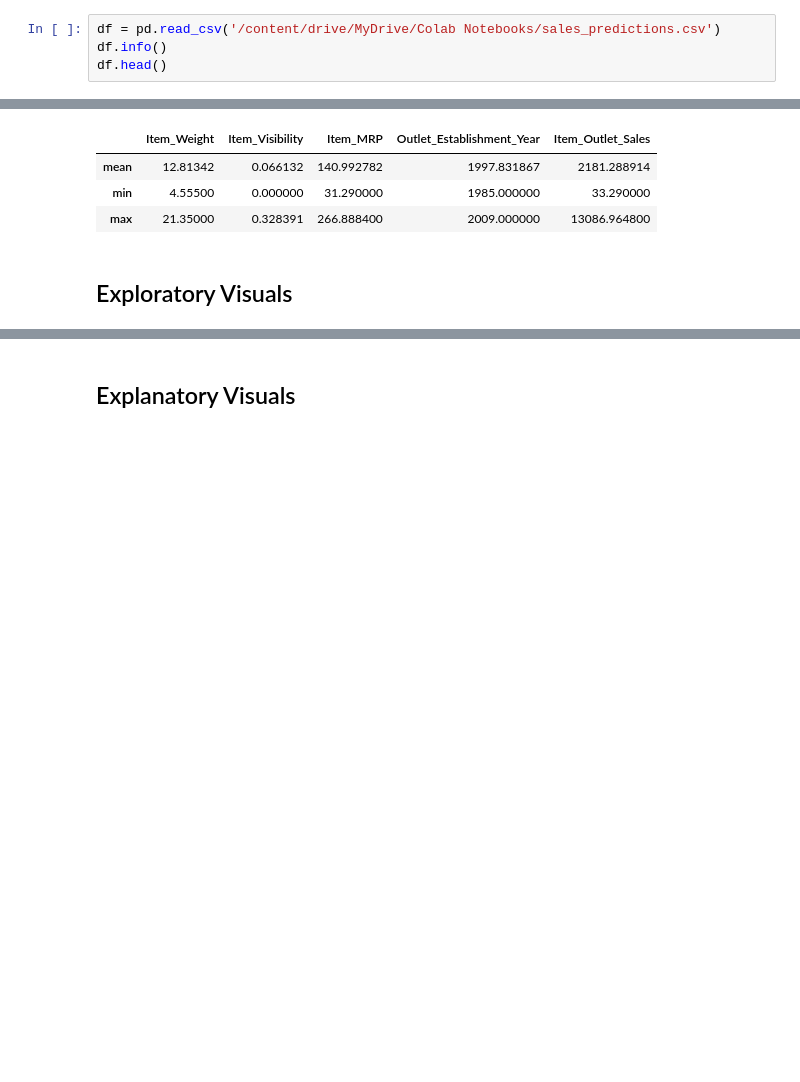
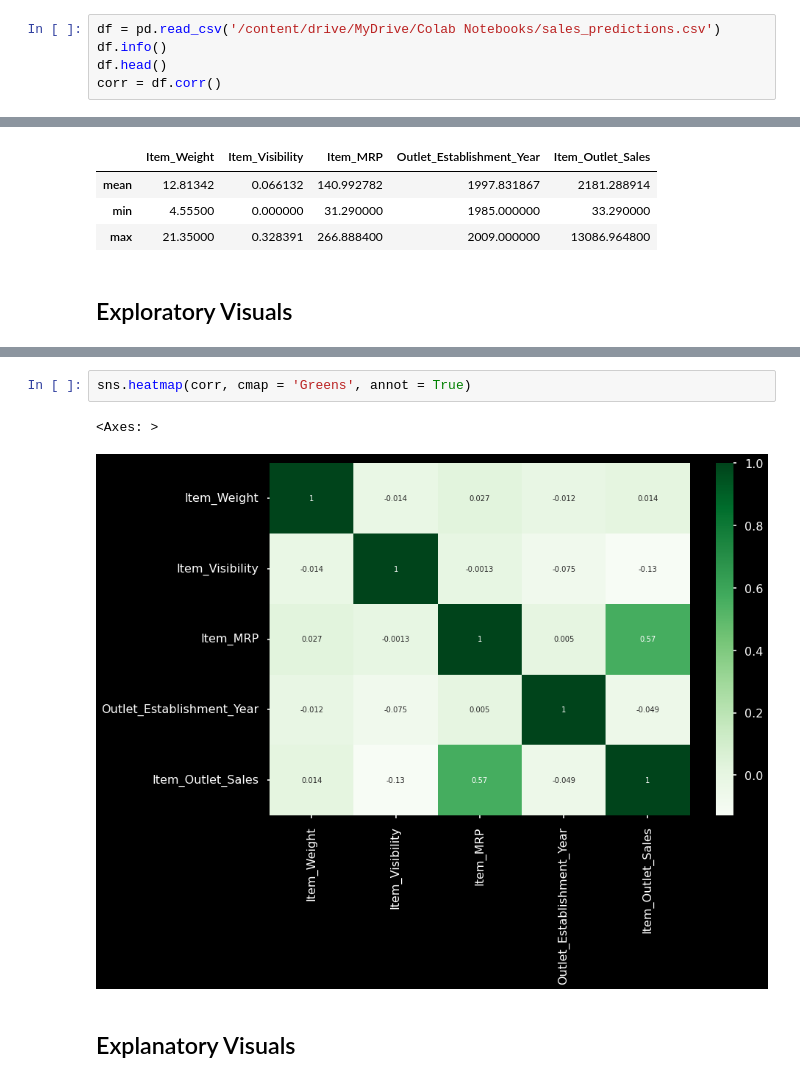
Before and after one commit to RosaR02/Project-1---part-1, a Jupyter notebook: Sales_Prediction.ipynb, the cells around one changed output, grey strips where cells are left out. Saved outputs shown, nothing was run; the diff lists cells and outputs as text; blank space fills up the shorter version.

```diff
--- a/Sales_Prediction.ipynb
+++ b/Sales_Prediction.ipynb
@@ -13,6 +15,7 @@ import seaborn as sns
 df = pd.read_csv('/content/drive/MyDrive/Colab Notebooks/sales_predictions.csv')
 df.info()
 df.head()
+corr = df.corr()
 # %% [output]
 <class 'pandas.core.frame.DataFrame'>
 RangeIndex: 8523 entries, 0 to 8522
@@ -263,2 +286,7 @@ stats.loc[['mean','min','max']]
+# %%
+sns.heatmap(corr, cmap = 'Greens', annot = True)
+# %% [output]
+<Axes: >
+[figure, added]
 # %% [markdown]
 ## Explanatory Visuals
```
Also changed, not shown: parts of 6 cells of this notebook.
